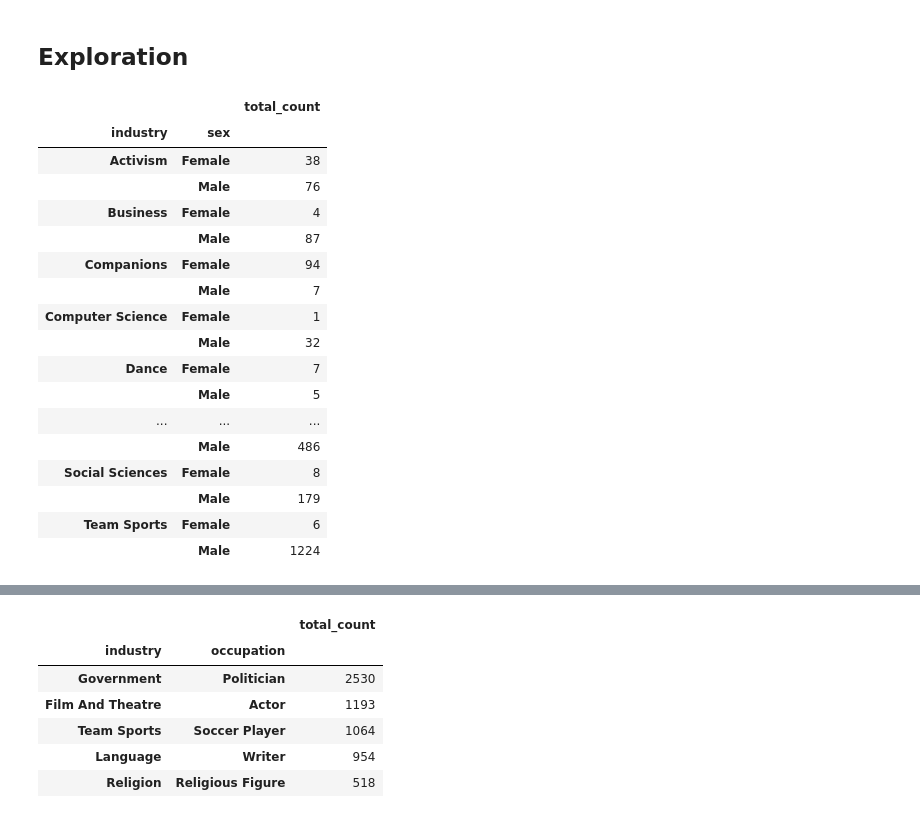
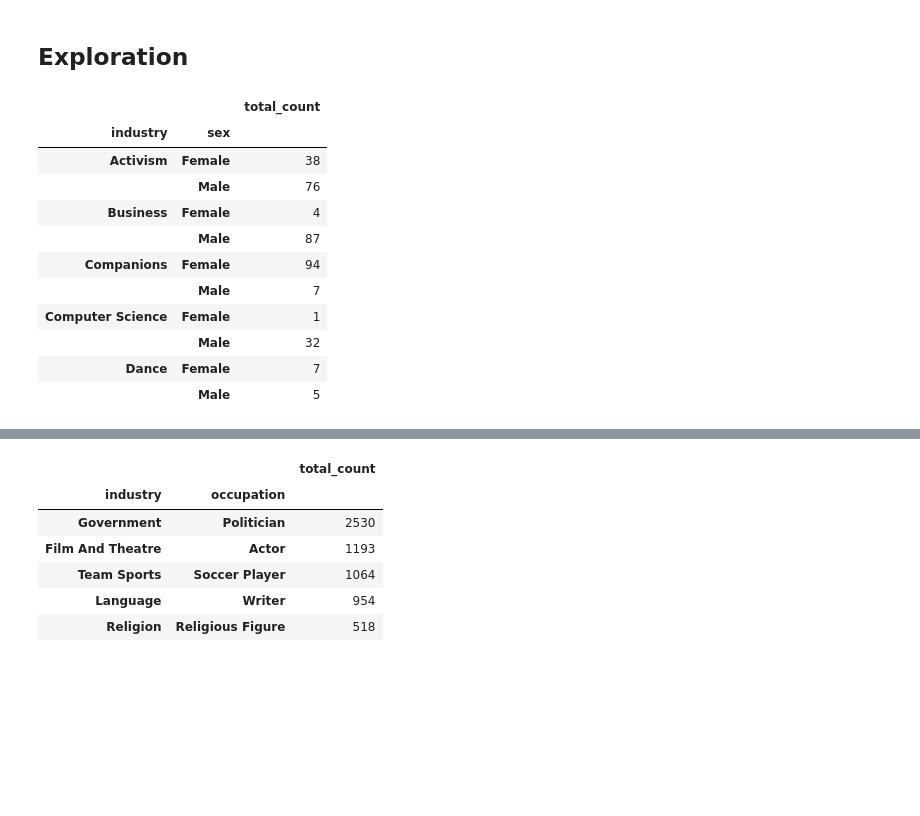
Before and after one commit to tbahng/ist652-final_project, a Jupyter notebook: Final_Project_Report.ipynb, the cells around one changed output, grey strips where cells are left out. Saved outputs shown, nothing was run; the diff lists cells and outputs as text; code cells hidden in the pictures; blank space fills up the shorter version.

```diff
--- a/Final_Project_Report.ipynb
+++ b/Final_Project_Report.ipynb
@@ -112,3 +123,18 @@ dfDirtyData.loc[:,columnToDisplayDirtyData].tail(5)
+# %%
+# Finding the index of a column with alpha numberic values.
+def findStringValueIndex(fieldName):
+    badRowIndex = [] # initialize list of problematic rows
+    for idx, value in enumerate(dfCleanData[fieldName]):
+        try:
+            int(value)
+        except:
+            newValue = ''
+            newValue = removeCharFromNumber(value)
+            if newValue != '':
+                dfCleanData.loc[idx, col] = newValue
+            else:
+                badRowIndex.append(idx)
+    return badRowIndex
 # %%
 # Creating a new copy of a dataframe
 dfCleanData = dfDirtyData.copy()
@@ -128,15 +144,19 @@ def findStringValueIndex(fieldName):
+# %%
+columnToNumeric = ["article_languages", "birth_year", "latitude", "longitude", "page_views","average_views", "popularity"]
+for col in columnToNumeric:
+    indx = []
+    indx = findStringValueIndex(col)
+    if len(indx) > 0 :
+        dfCleanData.loc[indx, col] = 0
+# Converting the columns above to numeric data type
+dfCleanData[columnToConvert] = dfCleanData[columnToNumeric].apply(pd.to_numeric)
 # %%
 # List of columns to be converted into numeric data type
-columnToConvert = ["article_languages", "birth_year", "latitude", "longitude", "page_views","average_views", "popularity"]
+#columnToConvert = ["birth_year"]
 # Making sure to replace the non-numeric values to 0 before converting to numeric
 # Examples:
 #           dfCleanData.loc[findStringValueIndex('latitude'), 'latitude'] = 0
 # The following code block is doing similiar to the examples but
 # through the iteration of the list
-for col in columnToConvert:
-    indx = []
-    indx = findStringValueIndex(col)
-    if len(indx) > 0 :
-        dfCleanData.loc[indx, col] = 0
-# Converting the columns above to numeric data type
-dfCleanData[columnToConvert] = dfCleanData[columnToConvert].apply(pd.to_numeric)
+# replaced incorrect birth year with an actual year
+#dfCleanData['birth_year'] = dfCleanData['birth_year'].replace(['1237?'], 1237).replace(['530s'], 530)
@@ -145,7 +198,7 @@ dfCleanData[columnToConvert] = dfCleanData[columnToConvert].apply(pd.to_numeric)
 # Replacing columns values with 'object' data type from 'NaN' to 'NA'
 for column in dfCleanData.columns:
     if(dfCleanData[column].dtype == 'object'):
-          dfCleanData[column].fillna(value="NA", inplace=True)
+          dfCleanData[column].fillna(value="Unknown", inplace=True)
 # %%
 # Showing inforamtion about the dataframe
 dfCleanData.info()
@@ -197,24 +250,18 @@ dfCleanData.loc[:,columnToDisplayCleanData].tail(5)
 # %%
 # Grouping total by continent and sex
 dfTotalByContinentBySex = pd.DataFrame(dfCleanData.groupby(['industry','sex'])['article_id'].count())
 dfTotalByContinentBySex .rename(columns={'article_id': 'total_count'}, inplace=True)
-dfTotalByContinentBySex.sort_values(by = ['industry'], ascending = True)
+dfTotalByContinentBySex.sort_values(by = ['industry'], ascending = True).head(10)
 # %% [output]
 |  |  | total_count |
 | industry | sex |  |
 | Activism | Female | 38 |
 |  | Male | 76 |
 | Business | Female | 4 |
 |  | Male | 87 |
 | Companions | Female | 94 |
 |  | Male | 7 |
 | Computer Science | Female | 1 |
 |  | Male | 32 |
 | Dance | Female | 7 |
 |  | Male | 5 |
-| ... | ... | ... |
-|  | Male | 486 |
-| Social Sciences | Female | 8 |
-|  | Male | 179 |
-| Team Sports | Female | 6 |
-|  | Male | 1224 |
```
Also changed, not shown: parts of 14 cells of this notebook.
